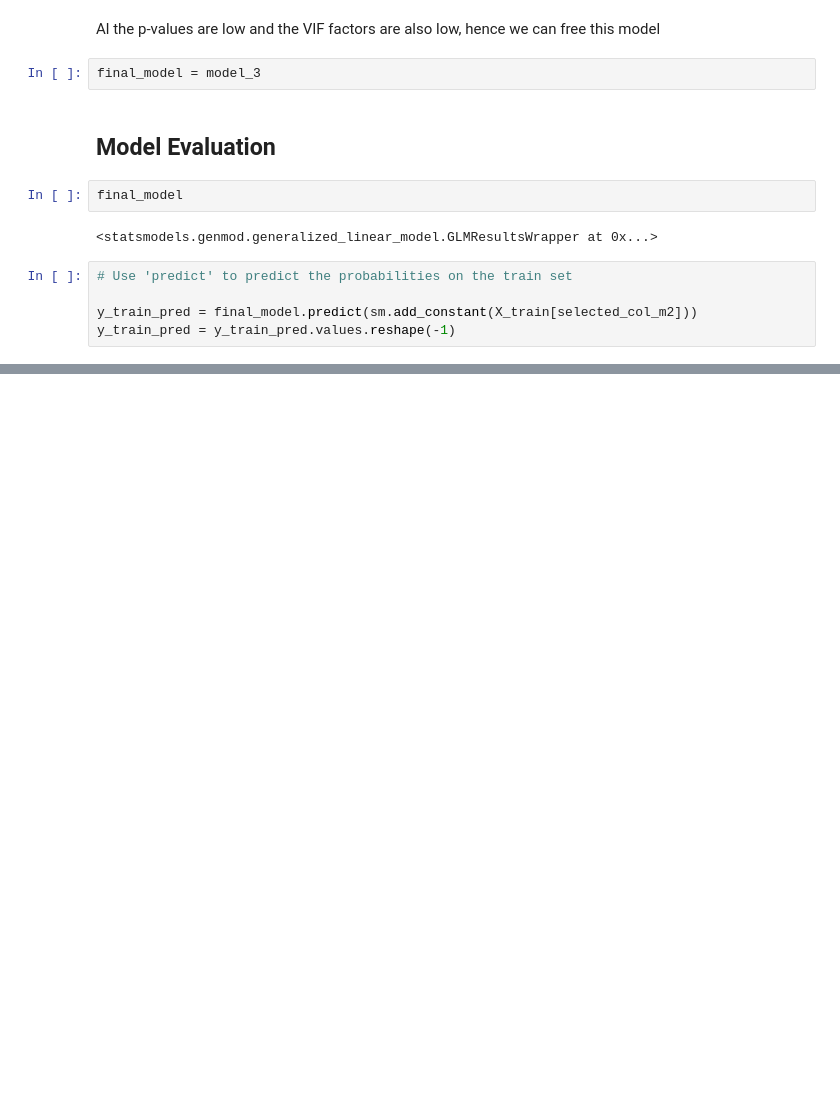
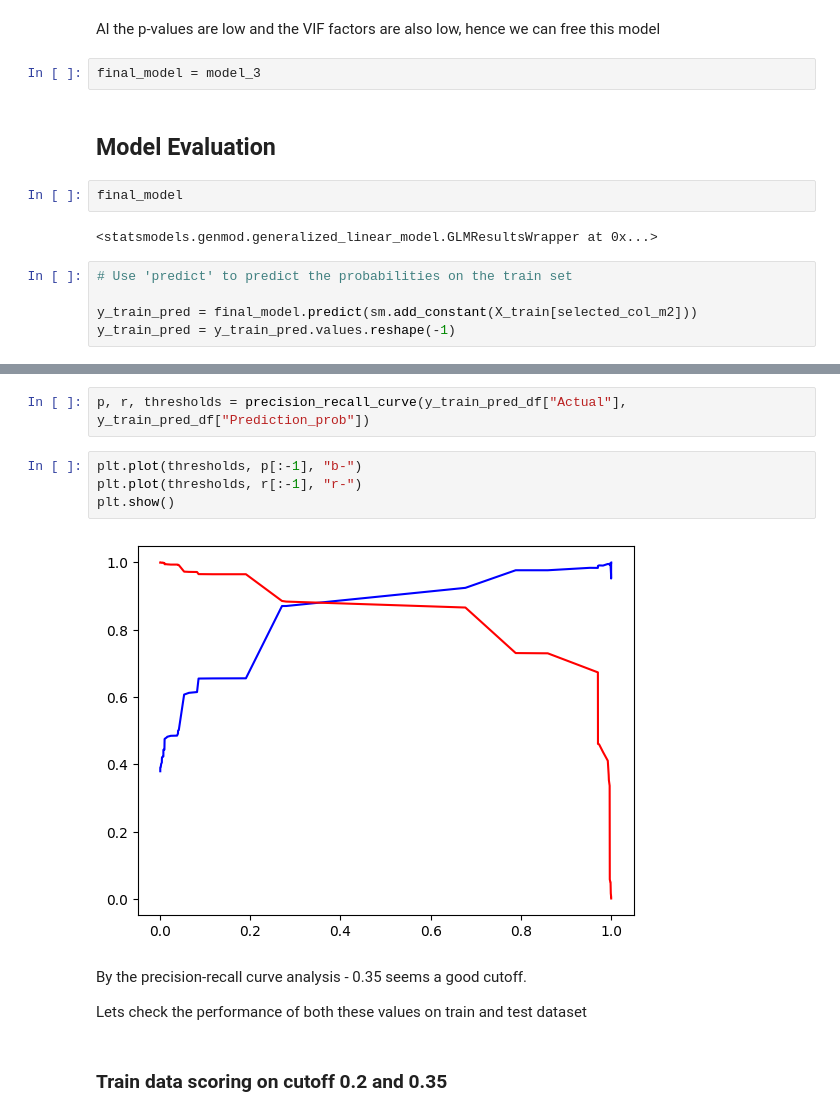
Before and after one commit to zaskap/upgrad_lead_scoring_assignment, a Jupyter notebook: Lead_Scoring.ipynb, the cells around one changed output, grey strips where cells are left out. Drawn from its saved outputs; the diff is of its cells as text; blank space fills up the shorter version.

```diff
--- a/Lead_Scoring.ipynb
+++ b/Lead_Scoring.ipynb
@@ -1595,0 +1698,14 @@ Specificity: 0.9567762269248087
+# %%
+p, r, thresholds = precision_recall_curve(y_train_pred_df["Actual"], y_train_pred_df["Prediction_prob"])
+# %%
+plt.plot(thresholds, p[:-1], "b-")
+plt.plot(thresholds, r[:-1], "r-")
+plt.show()
+# %% [output]
+[figure, added]
+# %% [markdown]
+By the precision-recall curve analysis - 0.35 seems a good cutoff.
+
+Lets check the performance of both these values on train and test dataset
+# %% [markdown]
+### Train data scoring on cutoff 0.2 and 0.35
```
Also changed, not shown: parts of 38 cells of this notebook.
